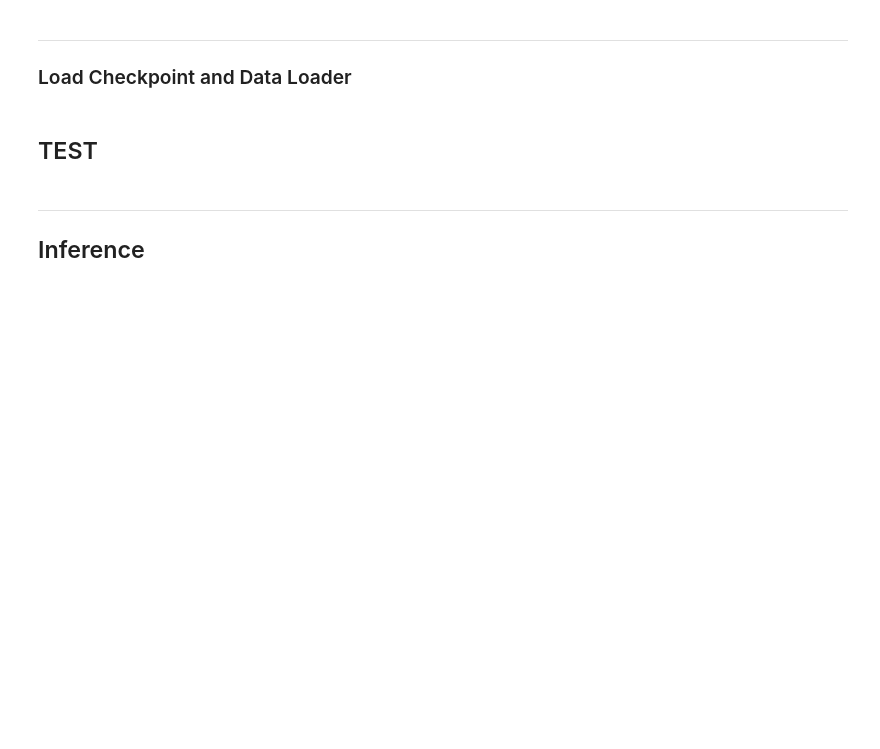
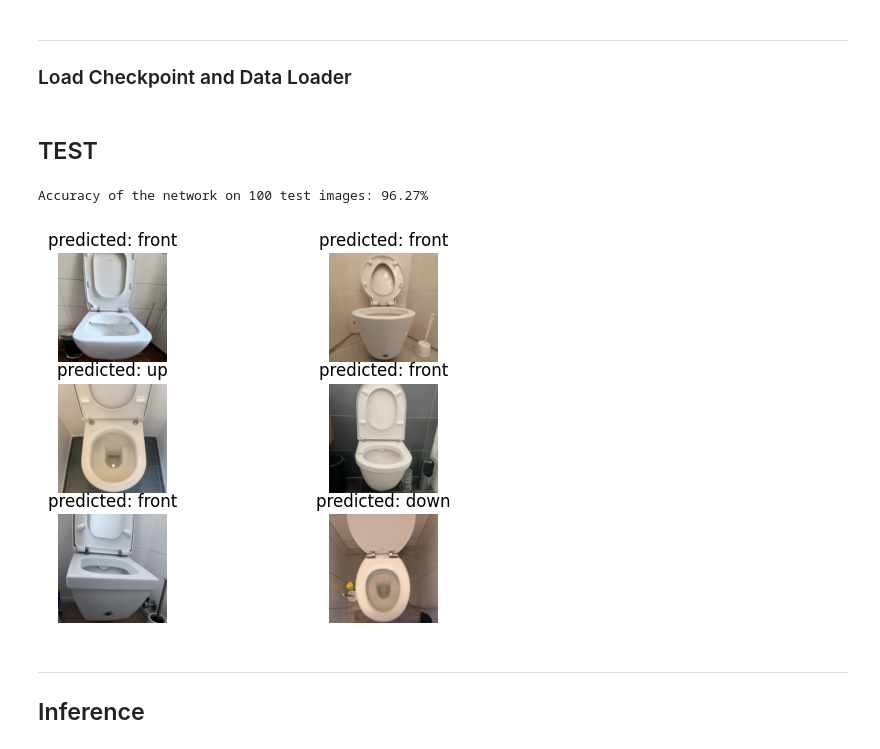
Before and after one commit to LaserBorg/ClassiFiTune, a Jupyter notebook: finetuning.ipynb, the cells around one changed output. Cells and saved outputs as stored; diff of their text form; code cells hidden in the pictures; blank space fills up the shorter version.

```diff
--- a/finetuning.ipynb
+++ b/finetuning.ipynb
@@ -327,6 +389,8 @@ for samples, labels in test_loader:
         correct = pred.eq(labels)
         test_acc += torch.mean(correct.float())
 
-print('Accuracy of the network on {} test images: {}%'.format(len(testset), round(test_acc.item()*100.0/len(test_loader), 2)))
-
-visualize_model(model, num_images=6)
+testimage_count = len(testset)
+test_result = test_acc.item()/len(test_loader)
+print(f'Accuracy of the network on {testimage_count} test images: {round(test_result * 100.0, 2)}%')
+# %% [output]
+Accuracy of the network on 100 test images: 96.27%
@@ -333,3 +401,7 @@ visualize_model(model, num_images=6)
+# %%
+visualize_model(model, device=device, num_images=6)
+# %% [output]
+[figure, added]
 # %% [markdown]
 ----------------------------------------
 ## Inference
```
Also changed, not shown: parts of 22 cells of this notebook, 6 other files.
